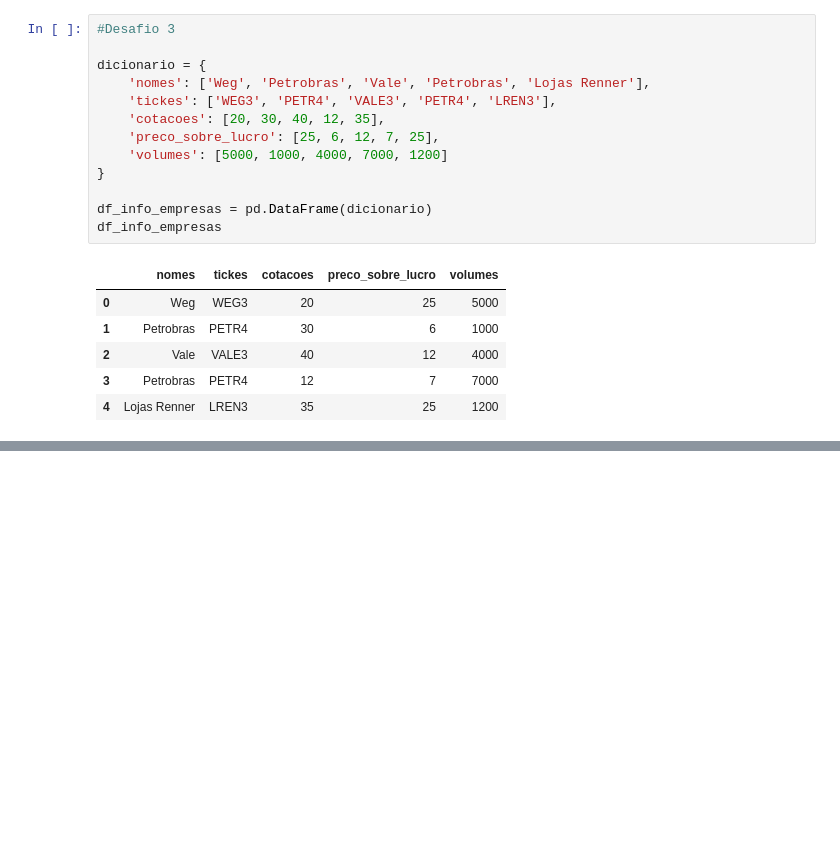
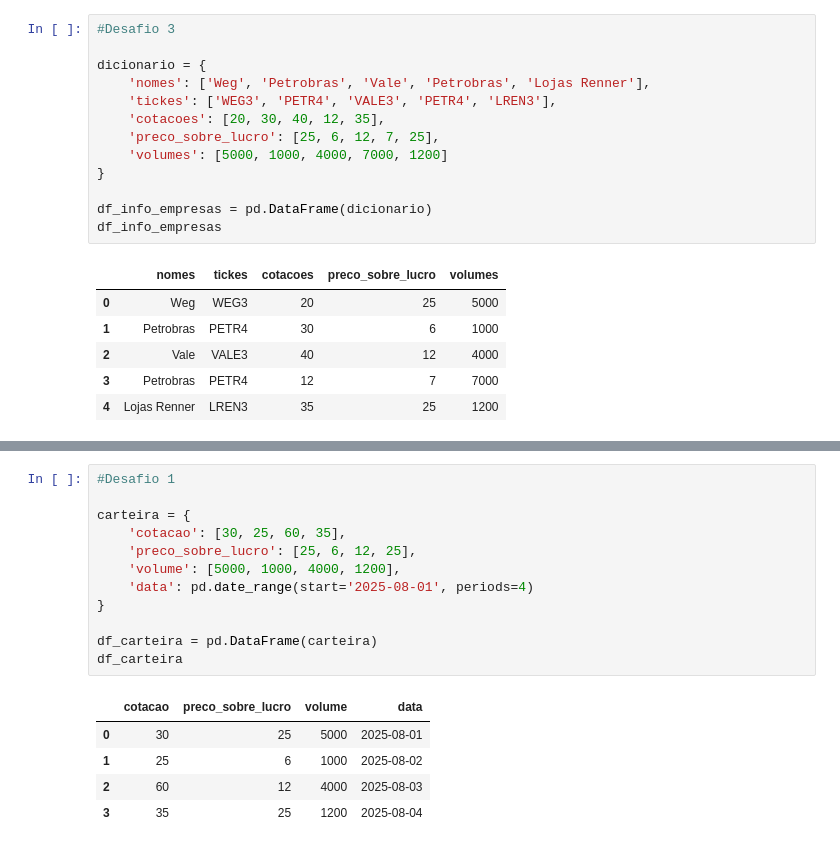
Before and after one commit to Jgonsan/Python, a Jupyter notebook: Pandas.ipynb, the cells around one changed output, grey strips where cells are left out. Saved outputs shown, nothing was run; the diff lists cells and outputs as text; blank space fills up the shorter version.

```diff
--- a/Pandas.ipynb
+++ b/Pandas.ipynb
@@ -159,0 +260,18 @@ serie = pd.Serie(['Brasil', 'Argentina', 'Chile', 'Peru'], index=['BR', 'AR', 'C
+# %%
+#Desafio 1
+
+carteira = {
+    'cotacao': [30, 25, 60, 35],
+    'preco_sobre_lucro': [25, 6, 12, 25],
+    'volume': [5000, 1000, 4000, 1200],
+    'data': pd.date_range(start='2025-08-01', periods=4)
+}
+
+df_carteira = pd.DataFrame(carteira)
+df_carteira
+# %% [output]
+|  | cotacao | preco_sobre_lucro | volume | data |
+| 0 | 30 | 25 | 5000 | 2025-08-01 |
+| 1 | 25 | 6 | 1000 | 2025-08-02 |
+| 2 | 60 | 12 | 4000 | 2025-08-03 |
+| 3 | 35 | 25 | 1200 | 2025-08-04 |
```
Also changed, not shown: parts of 22 cells of this notebook.
